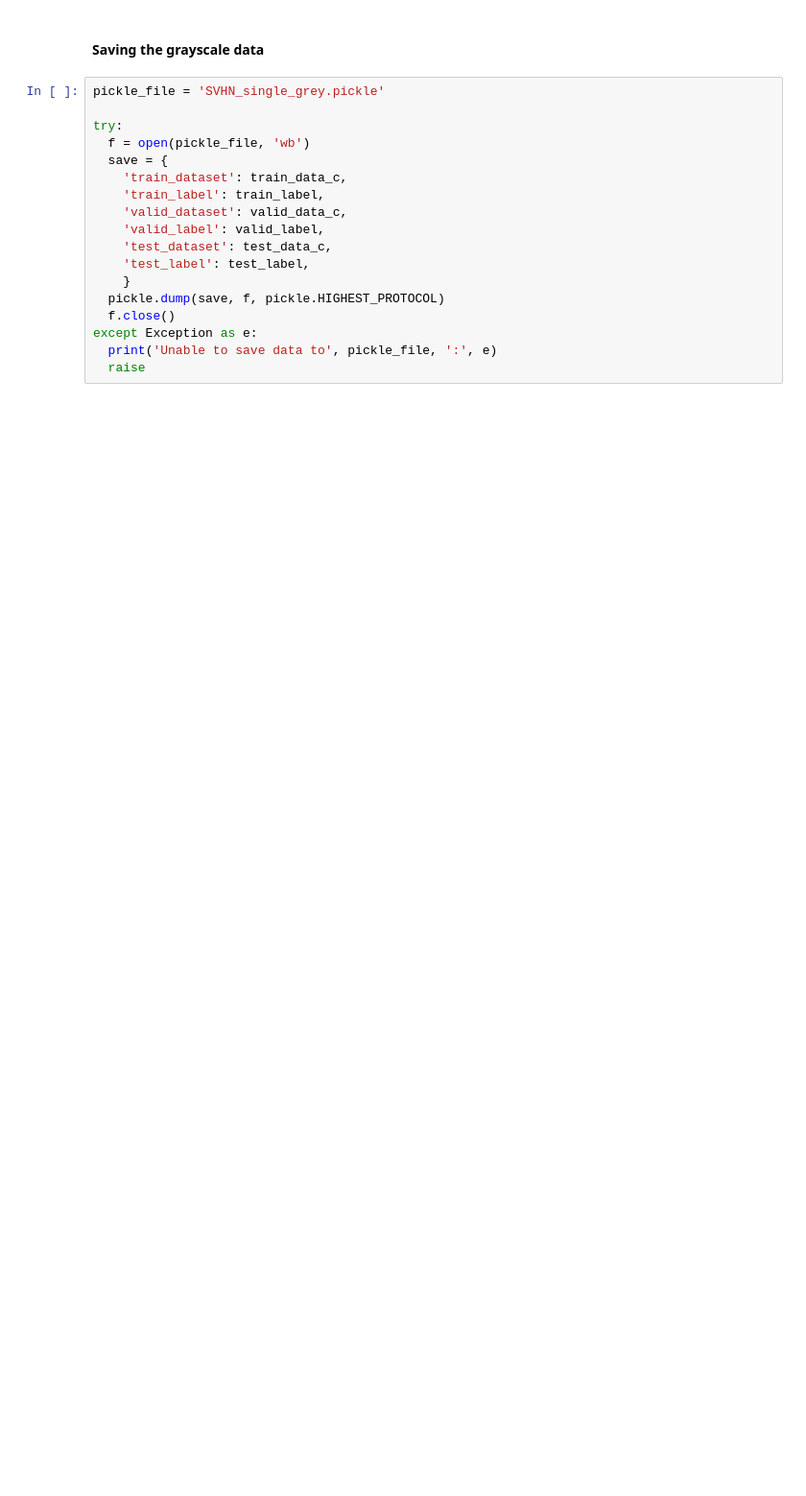
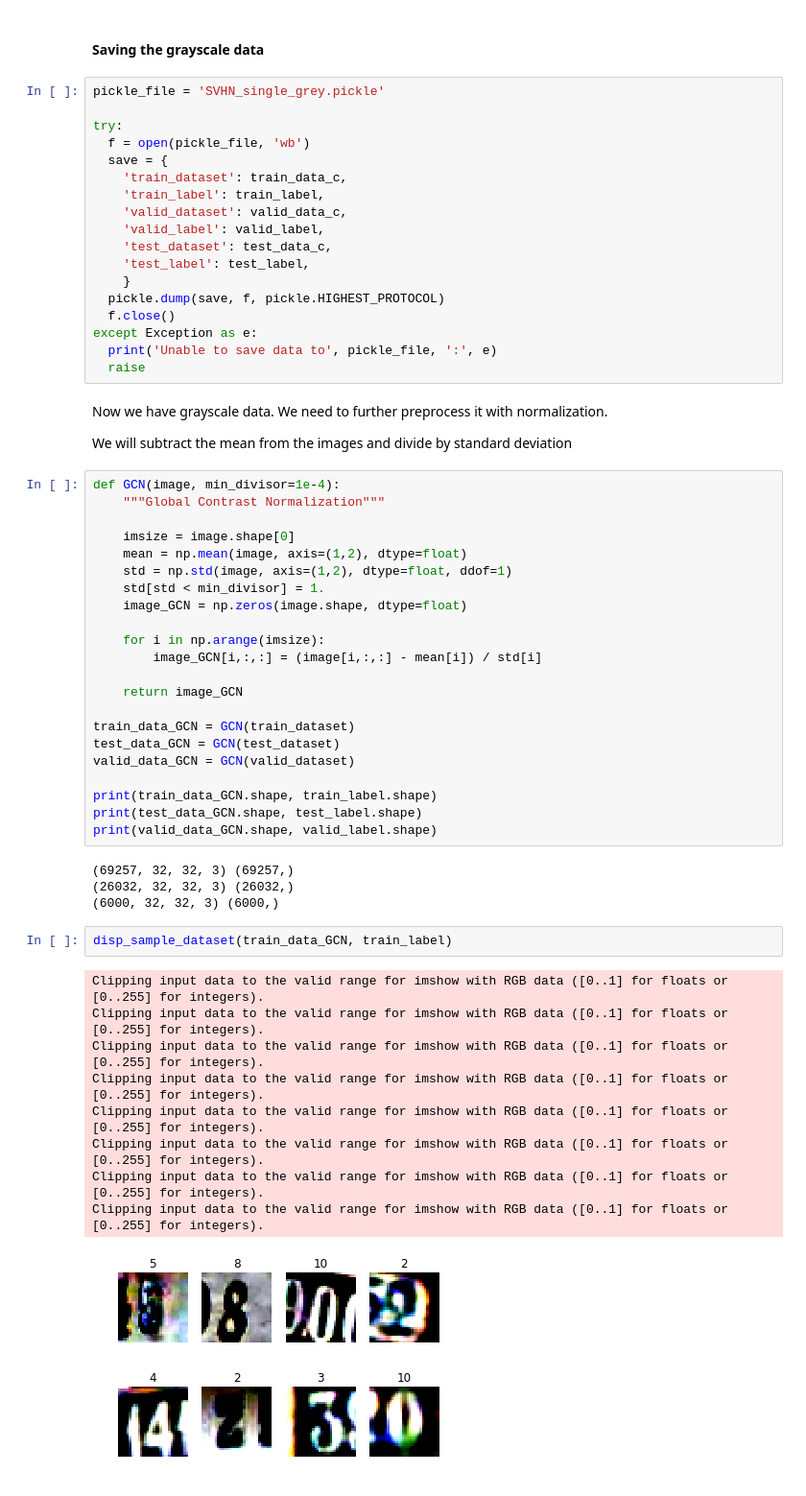
Before and after one commit to avs20/GNoidaMLBatch, a Jupyter notebook: SVHN_mini.ipynb, the cells around one changed output. Shown: that part at 96% size. Saved outputs shown, nothing was run; the diff lists cells and outputs as text; blank space fills up the shorter version.

```diff
--- a/SVHN_mini.ipynb
+++ b/SVHN_mini.ipynb
@@ -274,3 +274,45 @@ try:
 except Exception as e:
   print('Unable to save data to', pickle_file, ':', e)
   raise
+# %% [markdown]
+Now we have grayscale data. We need to further preprocess it with normalization.
+
+We will subtract the mean from the images and divide by standard deviation
+# %%
+def GCN(image, min_divisor=1e-4):
+    """Global Contrast Normalization"""
+
+    imsize = image.shape[0]
+    mean = np.mean(image, axis=(1,2), dtype=float)
+    std = np.std(image, axis=(1,2), dtype=float, ddof=1)
+    std[std < min_divisor] = 1.
+    image_GCN = np.zeros(image.shape, dtype=float)
+
+    for i in np.arange(imsize):
+        image_GCN[i,:,:] = (image[i,:,:] - mean[i]) / std[i]
+
+    return image_GCN
+
+train_data_GCN = GCN(train_dataset)
+test_data_GCN = GCN(test_dataset)
+valid_data_GCN = GCN(valid_dataset)
+
+print(train_data_GCN.shape, train_label.shape)
+print(test_data_GCN.shape, test_label.shape)
+print(valid_data_GCN.shape, valid_label.shape)
+# %% [output]
+(69257, 32, 32, 3) (69257,)
+(26032, 32, 32, 3) (26032,)
+(6000, 32, 32, 3) (6000,)
+# %%
+disp_sample_dataset(train_data_GCN, train_label)
+# %% [output]
+Clipping input data to the valid range for imshow with RGB data ([0..1] for floats or [0..255] for integers).
+Clipping input data to the valid range for imshow with RGB data ([0..1] for floats or [0..255] for integers).
+Clipping input data to the valid range for imshow with RGB data ([0..1] for floats or [0..255] for integers).
+Clipping input data to the valid range for imshow with RGB data ([0..1] for floats or [0..255] for integers).
+Clipping input data to the valid range for imshow with RGB data ([0..1] for floats or [0..255] for integers).
+Clipping input data to the valid range for imshow with RGB data ([0..1] for floats or [0..255] for integers).
+Clipping input data to the valid range for imshow with RGB data ([0..1] for floats or [0..255] for integers).
+Clipping input data to the valid range for imshow with RGB data ([0..1] for floats or [0..255] for integers).
+[figure, added]
```
Also changed, not shown: parts of 20 cells of this notebook.
